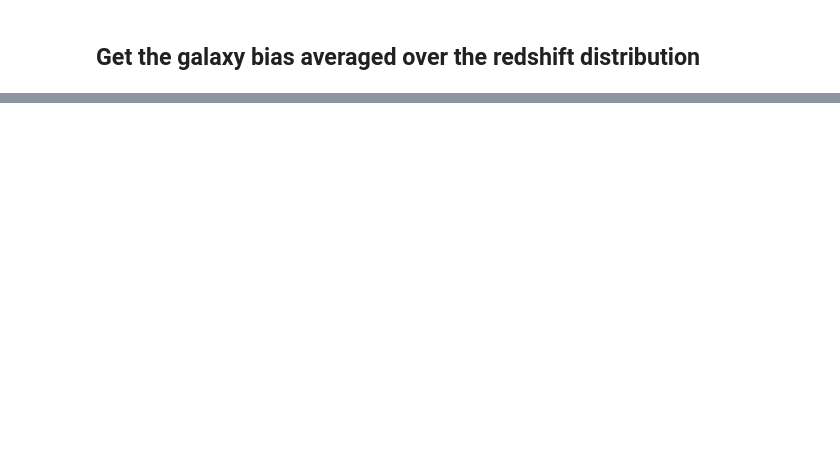
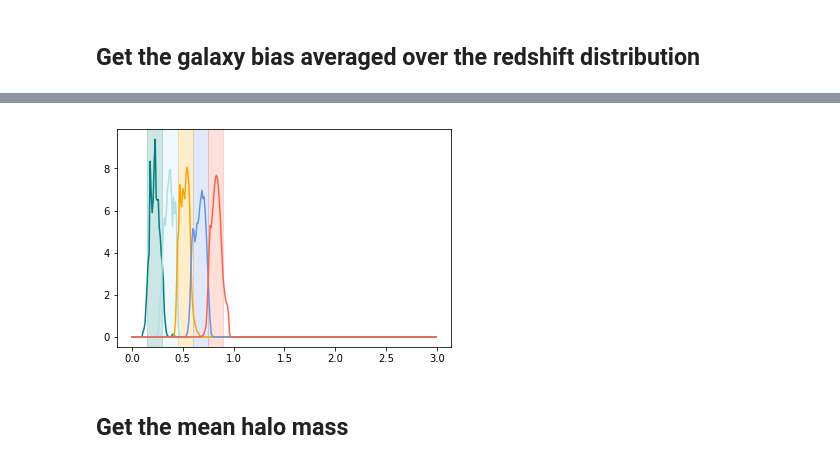
Before and after one commit to LSSTDESC/txpipe-cosmodc2, a Jupyter notebook: notebooks/GalaxyBias.ipynb, the cells around one changed output, grey strips where cells are left out. Cells and saved outputs as stored; diff of their text form; code cells hidden in the pictures; blank space fills up the shorter version.

```diff
--- a/notebooks/GalaxyBias.ipynb
+++ b/notebooks/GalaxyBias.ipynb
@@ -464,37 +513,0 @@ b = ccl.halos.halomod_bias_1pt(cosmo, hmc, k_small, a, prof, normprof=True)
-# %%
-
-plt.figure()
-cosmos = [cosmo1, cosmo2, cosmo3 ]
-ls = ['-', '--', ':']
-colors = ['firebrick', 'tomato', 'orange', 'powderblue', 'teal', 'k']
-for i, cosmo in enumerate(cosmos):
-    hmfs = []
-    # Press & Schechter mass function
-    hmfs.append(ccl.halos.MassFuncPress74(cosmo))
-
-    # Sheth & Tormen mass function
-    hmfs.append(ccl.halos.MassFuncSheth99(cosmo))
-
-    # Tinker 2008 mass function
-    hmfs.append(ccl.halos.MassFuncTinker08(cosmo))
-
-    # Tinker 2010 mass function
-    hmfs.append(ccl.halos.MassFuncTinker10(cosmo))
-
-    # Bocquet 2016 mass function
-    hmfs.append(ccl.halos.MassFuncBocquet16(cosmo))
-
-    # Let's plot all of them at z=0
-
-    for j, mf in enumerate(hmfs):
-        nm = mf.get_mass_function(cosmo, m_arr, 1.)
-        if i==0:
-            plt.plot(m_arr, m_arr * nm, label=mf.name, ls = ls[i], color = colors[j])
-        else:
-            plt.plot(m_arr, m_arr * nm, ls = ls[i], color = colors[j])
-plt.xscale('log')
-plt.ylim([1E9,8.5E9])
-plt.legend()
-plt.xlabel(r'$M/M_\odot$', fontsize=14)
-plt.ylabel(r'$M\,\frac{dn}{d\log_{10}M}\,[M_\odot\,{\rm Mpc}^{-3}]$',
-           fontsize=14);
@@ -671,0 +731,10 @@ Log(Mmin) = 12.27, sigma_logM = 0.55, fcen = 0.47, Log(M1) = 13.22, alpha = 1.09
+# %%
+c = ['teal', 'powderblue', 'orange',  'cornflowerblue', 'tomato',  'gray']
+zbins_l = [0.15, 0.3, 0.45, 0.6, 0.75, 0.9]
+for i in range(5):
+    plt.plot(zl, nzs[i], color = c[i])
+    plt.axvspan(zbins_l[i], zbins_l[i+1], color = c[i], alpha = 0.2)
+# %% [output]
+[figure, added]
+# %% [markdown]
+## Get the mean halo mass
```
Also changed, not shown: parts of 73 cells of this notebook, 5 other files.
